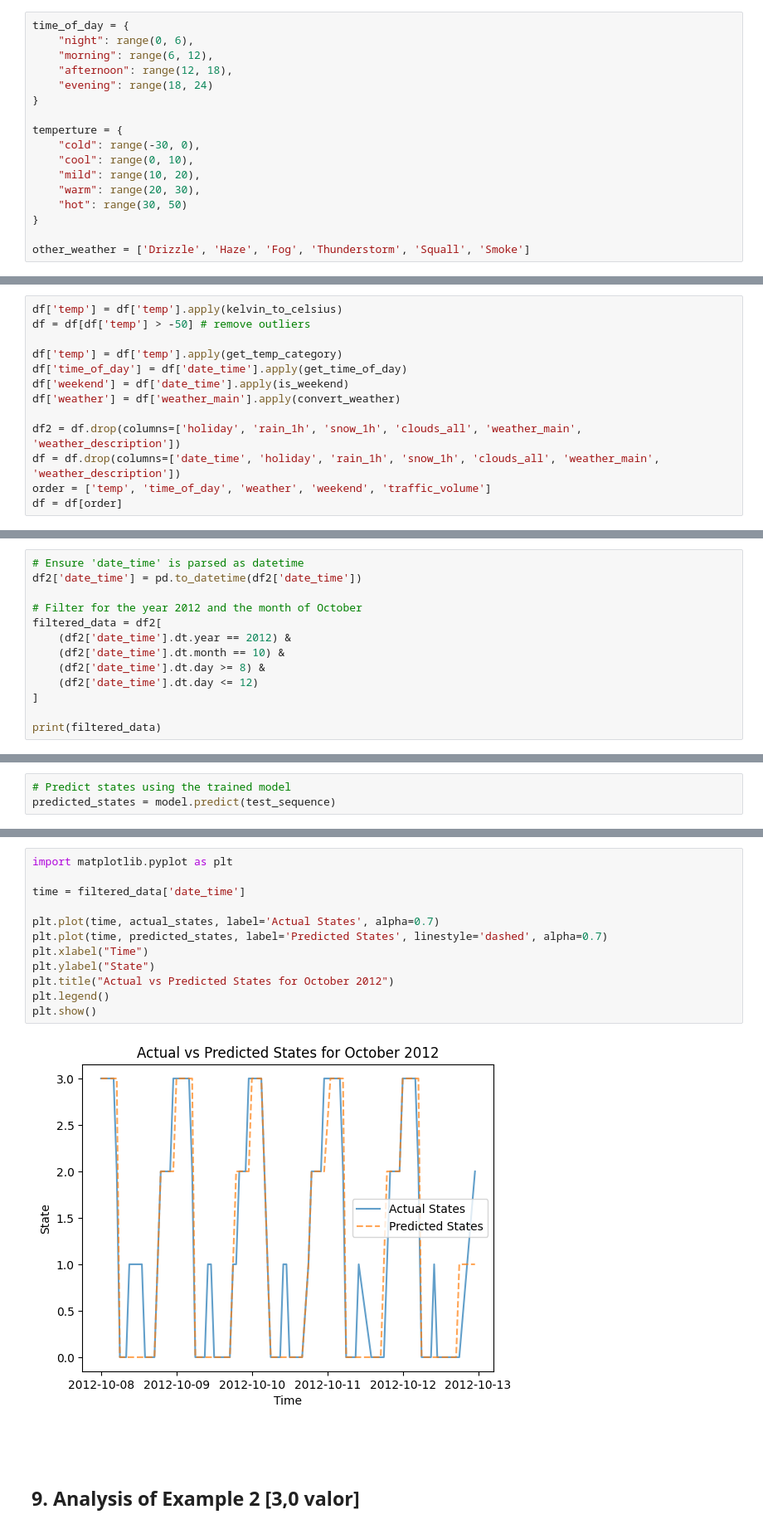
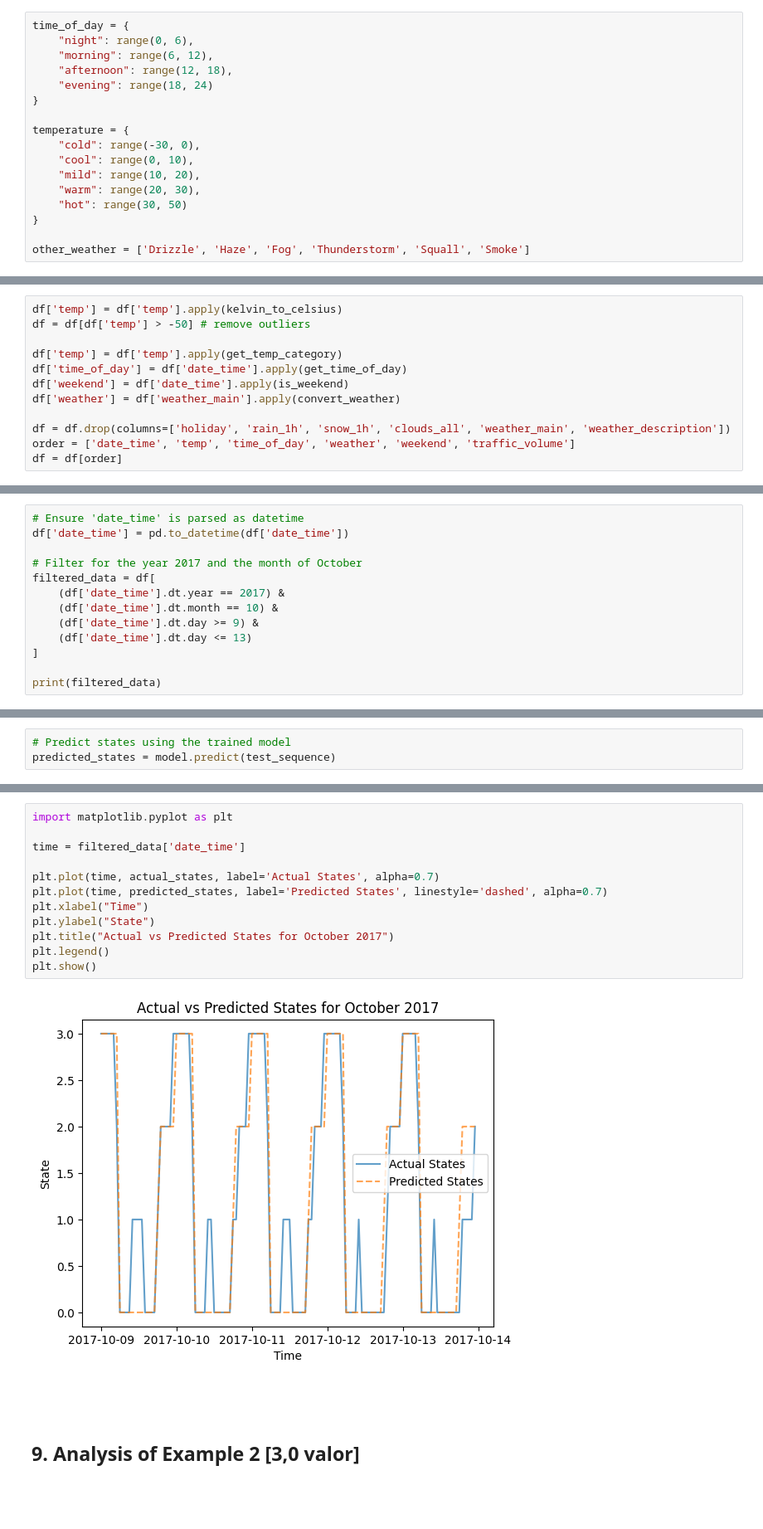
Before and after one commit to jepe06/TMBD_M02, a Jupyter notebook: assignment2.ipynb, the cells around one changed output, grey strips where cells are left out. Shown at 83% size. Cells and saved outputs as stored; diff of their text form; blank space fills up the shorter version.

```diff
--- a/assignment2.ipynb
+++ b/assignment2.ipynb
@@ -106,7 +106,7 @@ time_of_day = {
     "evening": range(18, 24)
 }
 
-temperture = {
+temperature = {
     "cold": range(-30, 0),
     "cool": range(0, 10),
     "mild": range(10, 20),
@@ -147,9 +147,8 @@ df['time_of_day'] = df['date_time'].apply(get_time_of_day)
 df['weekend'] = df['date_time'].apply(is_weekend)
 df['weather'] = df['weather_main'].apply(convert_weather)
 
-df2 = df.drop(columns=['holiday', 'rain_1h', 'snow_1h', 'clouds_all', 'weather_main', 'weather_description'])
-df = df.drop(columns=['date_time', 'holiday', 'rain_1h', 'snow_1h', 'clouds_all', 'weather_main', 'weather_description'])
-order = ['temp', 'time_of_day', 'weather', 'weekend', 'traffic_volume']
+df = df.drop(columns=['holiday', 'rain_1h', 'snow_1h', 'clouds_all', 'weather_main', 'weather_description'])
+order = ['date_time', 'temp', 'time_of_day', 'weather', 'weekend', 'traffic_volume']
 df = df[order]
 # %% [markdown]
 ### Categorize the traffic volume
@@ -420,13 +421,13 @@ df2.head()
 # %%
 # Ensure 'date_time' is parsed as datetime
-df2['date_time'] = pd.to_datetime(df2['date_time'])
+df['date_time'] = pd.to_datetime(df['date_time'])
 
-# Filter for the year 2012 and the month of October
-filtered_data = df2[
-    (df2['date_time'].dt.year == 2012) &
-    (df2['date_time'].dt.month == 10) &
-    (df2['date_time'].dt.day >= 8) &
-    (df2['date_time'].dt.day <= 12)
+# Filter for the year 2017 and the month of October
+filtered_data = df[
+    (df['date_time'].dt.year == 2017) &
+    (df['date_time'].dt.month == 10) &
+    (df['date_time'].dt.day >= 9) &
+    (df['date_time'].dt.day <= 13)
 ]
 
 print(filtered_data)
@@ -518,17 +505,17 @@ plt.show()
 # %%
 import matplotlib.pyplot as plt
 
 time = filtered_data['date_time']
 
 plt.plot(time, actual_states, label='Actual States', alpha=0.7)
 plt.plot(time, predicted_states, label='Predicted States', linestyle='dashed', alpha=0.7)
 plt.xlabel("Time")
 plt.ylabel("State")
-plt.title("Actual vs Predicted States for October 2012")
+plt.title("Actual vs Predicted States for October 2017")
 plt.legend()
 plt.show()
 # %% [output]
-[figure, old version]
+[figure, new version]
 # %% [markdown]
 <br><br>
 
```
Also changed, not shown: parts of 14 cells of this notebook, 1 other file.
